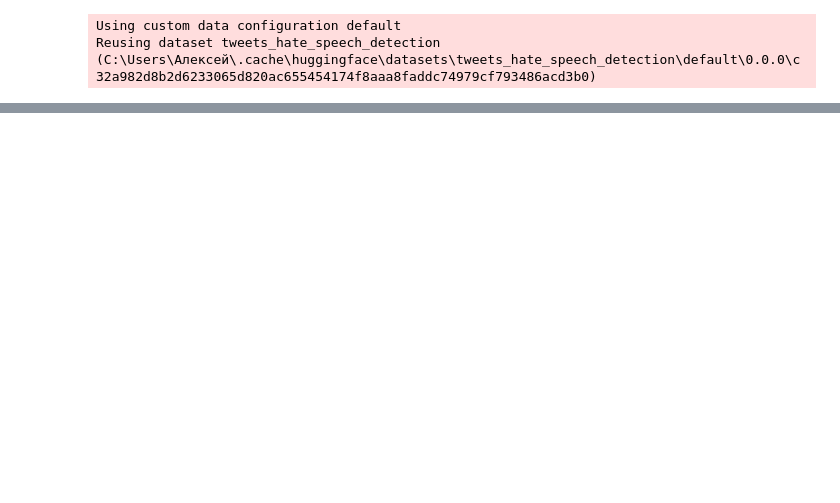
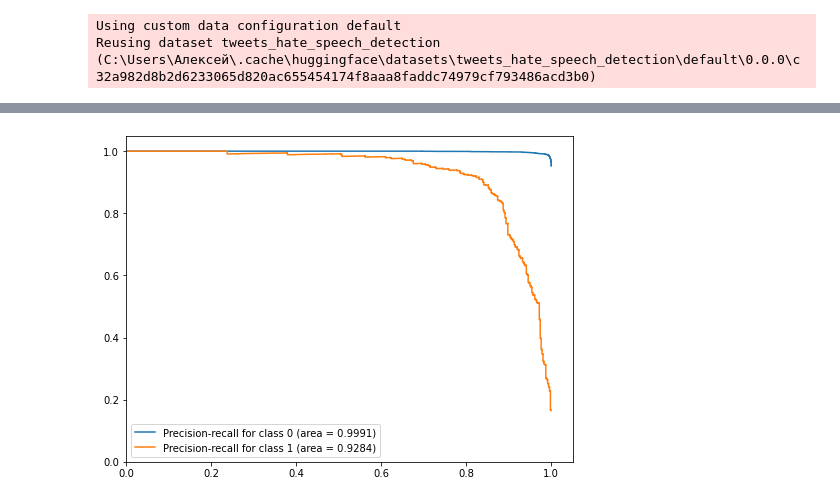
Before and after one commit to OnlyOneUseAcc/Text-classification, a Jupyter notebook: model_demonstration.ipynb, the cells around one changed output, grey strips where cells are left out. Saved outputs shown, nothing was run; the diff lists cells and outputs as text; code cells hidden in the pictures; blank space fills up the shorter version.

```diff
--- a/model_demonstration.ipynb
+++ b/model_demonstration.ipynb
@@ -81,0 +93,21 @@ model_test(model, tensor_dataloaders['test'])
+# %%
+precision = dict()
+recall = dict()
+average_precision = dict()
+labels = []
+
+for i in range(2):
+    precision[i], recall[i], _ = precision_recall_curve(y_true[:, i], y_pred[:, i])
+    average_precision[i] = average_precision_score(y_true[:, i], y_pred[:, i])
+    labels.append('Precision-recall for class {0} (area = {1:0.4f})'
+                  ''.format(i, average_precision[i]))
+# %%
+plt.figure(figsize=(8, 6))
+plt.step(recall[0], precision[0])
+plt.step(recall[1], precision[1])
+plt.xlim([0.0, 1.05])
+plt.ylim([0.0, 1.05])
+plt.legend(labels)
+plt.show()
+# %% [output]
+[figure, added]
```
Also changed, not shown: parts of 13 cells of this notebook, 3 other files.
